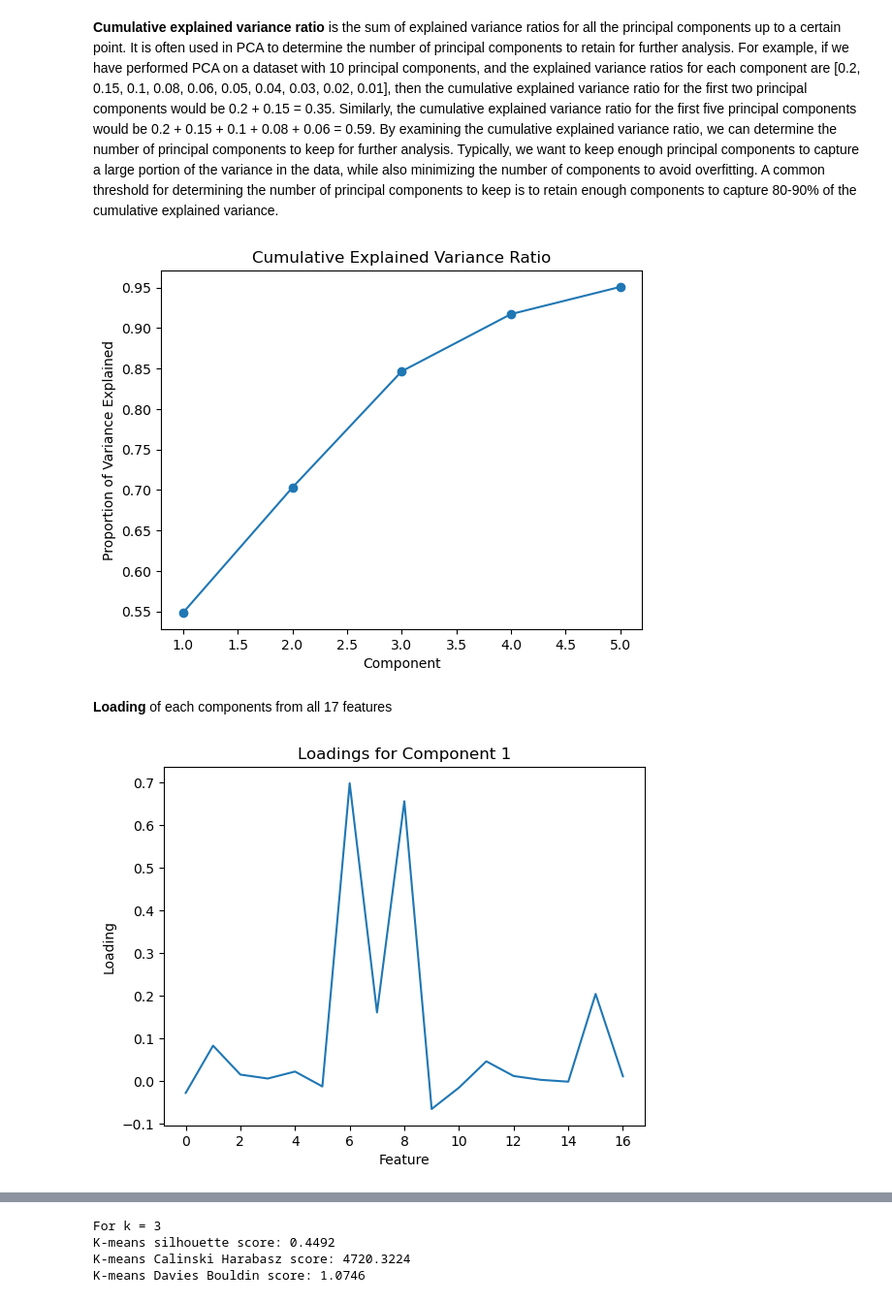
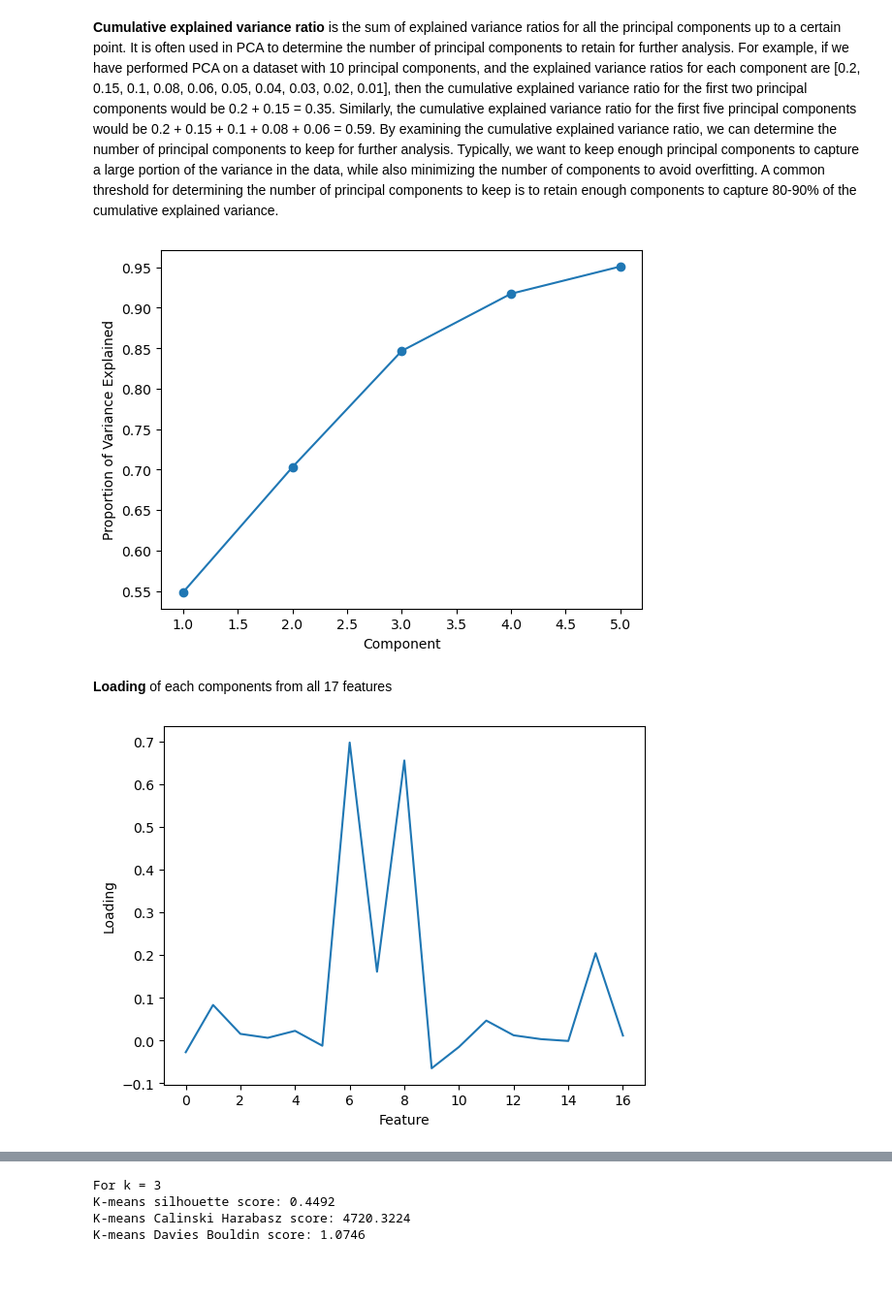
Before and after one commit to KushMarvania/customer_segmentation, a Jupyter notebook: customer segmentation.ipynb, the cells around one changed output, grey strips where cells are left out. Shown at 97% size. Saved outputs shown, nothing was run; the diff lists cells and outputs as text; code cells hidden in the pictures; blank space fills up the shorter version.

```diff
--- a/customer segmentation.ipynb
+++ b/customer segmentation.ipynb
@@ -627,30 +630,29 @@ transformed_df.to_csv('pca_transformed_data.csv', index=False)
 # %%
 # Plot the cumulative sum of explained variance ratio
 plt.plot(range(1, 6), np.cumsum(pca.explained_variance_ratio_), marker='o')
-plt.title('Cumulative Explained Variance Ratio')
 plt.xlabel('Component')
 plt.ylabel('Proportion of Variance Explained')
 plt.show()
 
 # Plot the first two components
 #plt.scatter(X_pca[:, 0], X_pca[:, 1], cmap='rainbow')
 #plt.colorbar()
 #plt.title('First Two Components')
 #plt.xlabel('PC 1')
 #plt.ylabel('PC 2')
 #plt.show()
 # %% [output]
-[figure, old version]
+[figure, new version]
 # %% [markdown]
 **Loading** of each components from all 17 features
 # %%
 plt.plot(pca.components_[0])
 plt.xlabel('Feature')
 plt.ylabel('Loading')
-plt.title('Loadings for Component 1')
+plt.savefig("Loading of component 1.png", dpi=300)
 plt.show()
 # %% [output]
-[figure, old version]
+[figure, new version]
 # %%
 # Get the principal component weights
 weights = pca.components_
```
Also changed, not shown: parts of 12 cells of this notebook.
